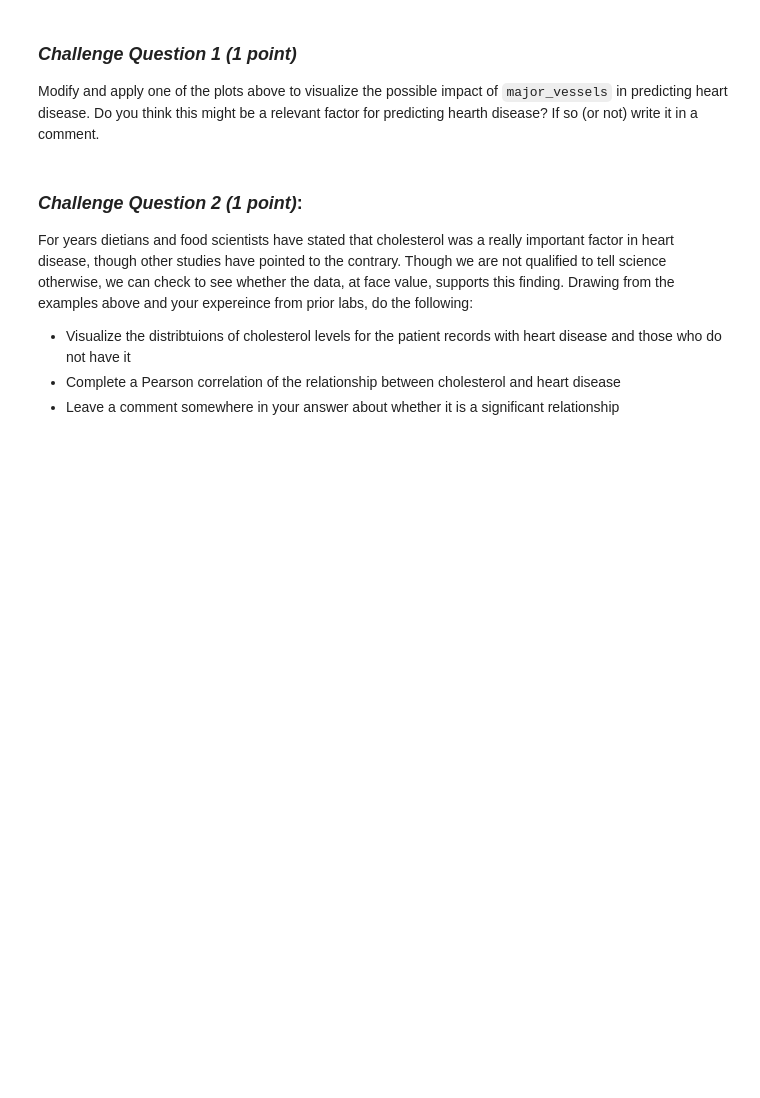
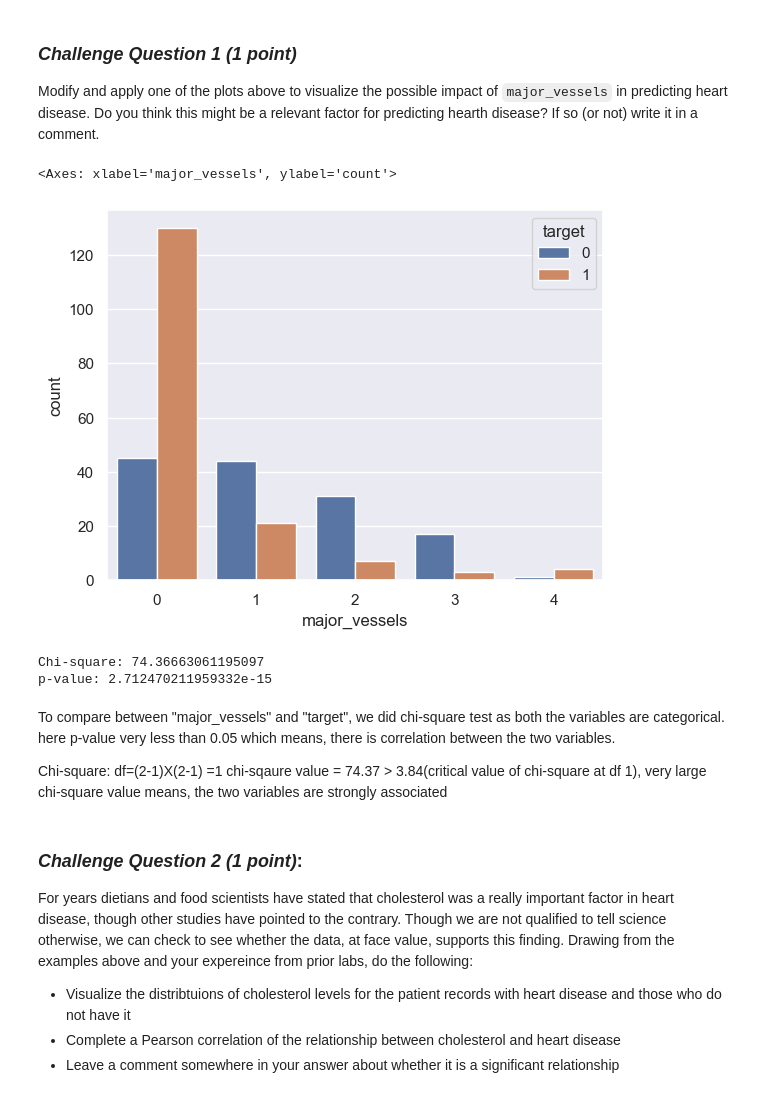
Before and after one commit to MonalisaMiddya/summerpy, a Jupyter notebook: July 16 - Detect heart disease in anonymous patients.ipynb, the cells around one changed output. Cells and saved outputs as stored; diff of their text form; code cells hidden in the pictures; blank space fills up the shorter version.

```diff
--- a/July 16 - Detect heart disease in anonymous patients.ipynb
+++ b/July 16 - Detect heart disease in anonymous patients.ipynb
@@ -182,3 +183,23 @@ Modify and apply one of the plots above to visualize the possible impact of `maj
+# %%
+sns.countplot(hd, x= 'major_vessels', hue='target')
+# %% [output]
+<Axes: xlabel='major_vessels', ylabel='count'>
+[figure, added]
+# %%
+from scipy.stats import chi2_contingency
+
+table = pd.crosstab(hd['major_vessels'], hd['target'])
+chi2, p, dof, expected = chi2_contingency(table)
+
+print("Chi-square:", chi2)
+print("p-value:", p)
+# %% [output]
+Chi-square: 74.36663061195097
+p-value: 2.712470211959332e-15
+# %% [markdown]
+To compare between "major_vessels" and "target", we did chi-square test as both the variables are categorical. here p-value very less than 0.05 which means, there is correlation between the two variables.
+
+Chi-square: df=(2-1)X(2-1) =1 chi-sqaure value = 74.37 > 3.84(critical value of chi-square at df 1), very large chi-square value means, the two variables are strongly associated
 # %% [markdown]
 ### _Challenge Question 2 (1 point)_:
 For years dietians and food scientists have stated that cholesterol was a really important factor in heart disease, though other studies have pointed to the contrary. Though we are not qualified to tell science otherwise, we can check to see whether the data, at face value, supports this finding. Drawing from the examples above and your expereince from prior labs, do the following:
```
Also changed, not shown: parts of 12 cells of this notebook.
